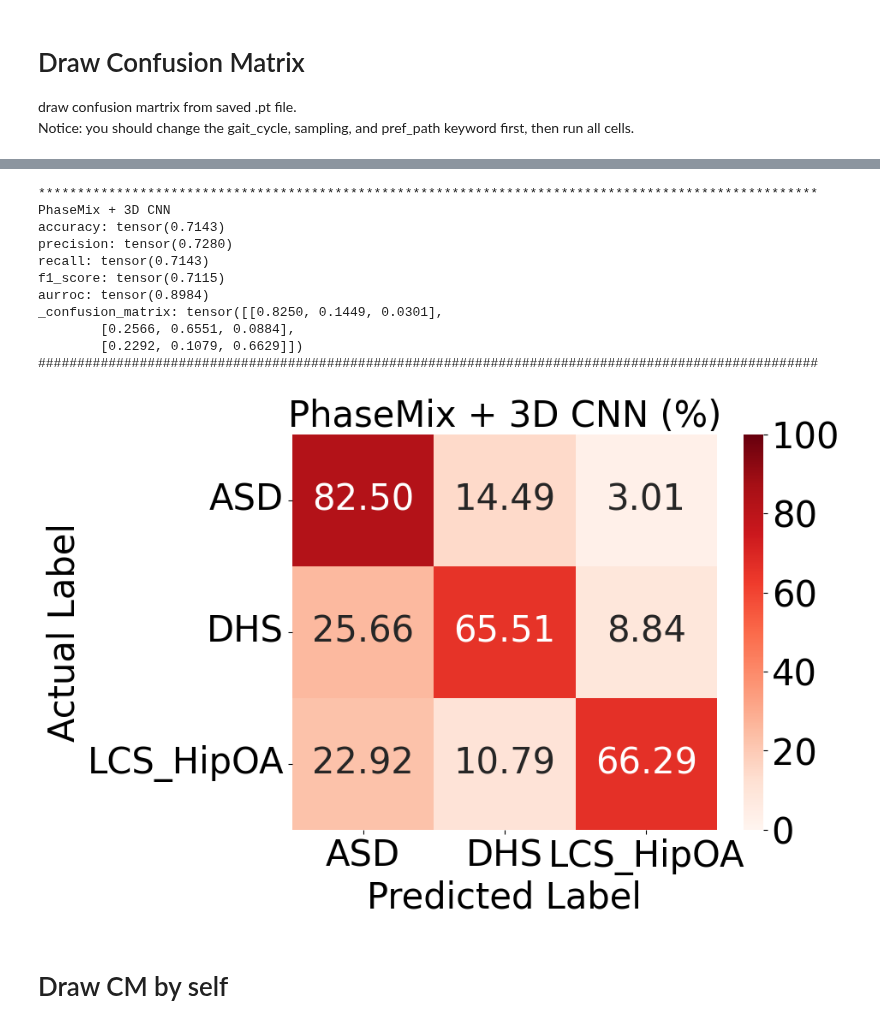
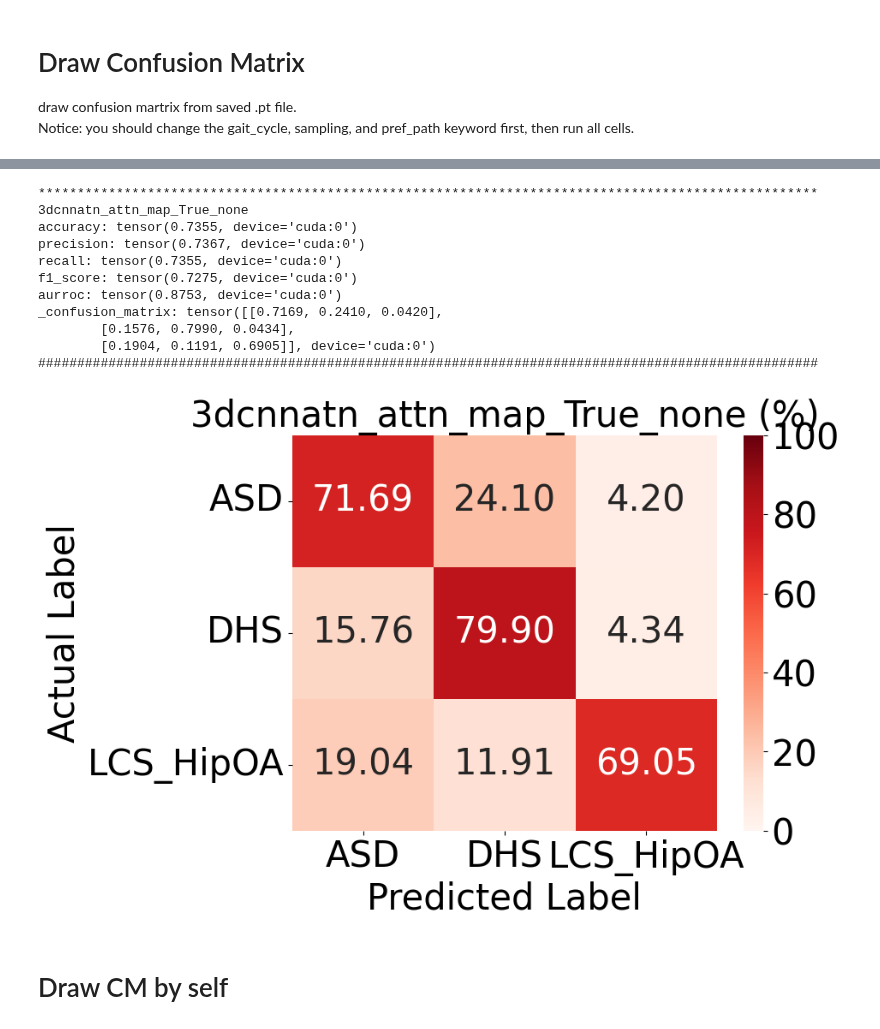
Before and after one commit to ChenKaiXuSan/KnowledgeGuided-ASD_PyTorch, a Jupyter notebook: analysis/draw_CM.ipynb, the cells around one changed output, grey strips where cells are left out. Drawn from its saved outputs; the diff is of its cells as text; code cells hidden in the pictures.

```diff
--- a/analysis/draw_CM.ipynb
+++ b/analysis/draw_CM.ipynb
@@ -43,18 +115,18 @@ import seaborn as sns
 
 # define metrics
 num_class = 3
-_accuracy = MulticlassAccuracy(num_class)
-_precision = MulticlassPrecision(num_class)
-_recall = MulticlassRecall(num_class)
-_f1_score = MulticlassF1Score(num_class)
-_auroc = MulticlassAUROC(num_class)
-_confusion_matrix = MulticlassConfusionMatrix(num_class, normalize="true")
+_accuracy = MulticlassAccuracy(num_class).cuda()
+_precision = MulticlassPrecision(num_class).cuda()
+_recall = MulticlassRecall(num_class).cuda()
+_f1_score = MulticlassF1Score(num_class).cuda()
+_auroc = MulticlassAUROC(num_class).cuda()
+_confusion_matrix = MulticlassConfusionMatrix(num_class, normalize="true").cuda()
 
 
-for i in range(3):
+for i in range(5):
 
-	label = torch.load(f"{pref_path}/resnet_{sampling}_{i}_label.pt")
-	pred = torch.load(f"{pref_path}/resnet_{sampling}_{i}_pred.pt")
+	label = torch.load(f"{pref_path}/{i}_label.pt").to(torch.int)
+	pred = torch.load(f"{pref_path}/{i}_pred.pt")
 
 	print('*' * 100)
 	print(f"fold{i}")
@@ -77,7 +149,7 @@ for i in range(3):
 	# 使用matplotlib和seaborn绘制混淆矩阵
 	plt.figure(figsize=(8, 6))
 	sns.heatmap(confusion_matrix_data, annot=True, fmt='.2f', cmap='Reds', xticklabels=axis_labels, yticklabels=axis_labels, vmin=0, vmax=100)
-	plt.title(f'{gait_cycle} Phase (%)', fontsize=30)
+	plt.title(f'{gait_cycle} (%)', fontsize=30)
 	plt.ylabel('Actual Label', fontsize=30)
 	plt.xlabel('Predicted Label', fontsize=30)
 	plt.show()
@@ -142,9 +219,11 @@ confusion_matrix: tensor([[0.7700, 0.2227, 0.0073],
 all_label = []
 all_pred = []
 
-for i in range(3):
-	label = torch.load(f"{pref_path}/resnet_{sampling}_{i}_label.pt")
-	pred = torch.load(f"{pref_path}/resnet_{sampling}_{i}_pred.pt")
+for i in range(5):
+	label = torch.load(f"{pref_path}/{i}_label.pt")
+	pred = torch.load(f"{pref_path}/{i}_pred.pt")
+	label = label.to(torch.int)
+
 	all_label.append(label)
 	all_pred.append(pred)
 # %%
@@ -170,12 +249,12 @@ from torchmetrics.classification import (
 
 # define metrics
 num_class = 3
-_accuracy = MulticlassAccuracy(num_class)
-_precision = MulticlassPrecision(num_class)
-_recall = MulticlassRecall(num_class)
-_f1_score = MulticlassF1Score(num_class)
-_auroc = MulticlassAUROC(num_class)
-_confusion_matrix = MulticlassConfusionMatrix(num_class, normalize="true")
+_accuracy = MulticlassAccuracy(num_class).cuda()
+_precision = MulticlassPrecision(num_class).cuda()
+_recall = MulticlassRecall(num_class).cuda()
+_f1_score = MulticlassF1Score(num_class).cuda()
+_auroc = MulticlassAUROC(num_class).cuda()
+_confusion_matrix = MulticlassConfusionMatrix(num_class, normalize="true").cuda()
 
 
 print('*' * 100)
@@ -198,44 +277,44 @@ print('#' * 100)
 # print('*' * 100)
 # print('micro')
 # print('accuracy: %s' % _accuracy(all_pred, all_label))
 # print('precision: %s' % _precision(all_pred, all_label))
 # print('_binary_recall: %s' % _recall(all_pred, all_label))
 # print('_binary_f1: %s' % _f1_score(all_pred, all_label))
 # print('_confusion_matrix: %s' % _confusion_matrix(all_pred, all_label))
 # print('#' * 100)
 
 
 import matplotlib.pyplot as plt
 import seaborn as sns
 
 # 设置字体和标题样式
 plt.rcParams.update({'font.size': 30, 'font.family': 'sans-serif'})
 
 # 假设的混淆矩阵数据
 confusion_matrix_data = _confusion_matrix(all_pred, all_label).cpu().numpy() * 100
 
 axis_labels = ['ASD', 'DHS', 'LCS_HipOA']
 
-# 使用matplotlib和seaborn绘制混淆矩阵
+# draw confusion matrix
 plt.figure(figsize=(8, 6))
 sns.heatmap(confusion_matrix_data, annot=True, fmt='.2f', cmap='Reds', xticklabels=axis_labels, yticklabels=axis_labels, vmin=0, vmax=100)
 plt.title(f'{gait_cycle} (%)', fontsize=30)
 plt.ylabel('Actual Label', fontsize=30)
 plt.xlabel('Predicted Label', fontsize=30)
 plt.show()
 # %% [output]
 ****************************************************************************************************
-PhaseMix + 3D CNN
-accuracy: tensor(0.7143)
-precision: tensor(0.7280)
-recall: tensor(0.7143)
-f1_score: tensor(0.7115)
-aurroc: tensor(0.8984)
-_confusion_matrix: tensor([[0.8250, 0.1449, 0.0301],
-        [0.2566, 0.6551, 0.0884],
-        [0.2292, 0.1079, 0.6629]])
+3dcnnatn_attn_map_True_none
+accuracy: tensor(0.7355, device='cuda:0')
+precision: tensor(0.7367, device='cuda:0')
+recall: tensor(0.7355, device='cuda:0')
+f1_score: tensor(0.7275, device='cuda:0')
+aurroc: tensor(0.8753, device='cuda:0')
+_confusion_matrix: tensor([[0.7169, 0.2410, 0.0420],
+        [0.1576, 0.7990, 0.0434],
+        [0.1904, 0.1191, 0.6905]], device='cuda:0')
 ####################################################################################################
-[figure, old version]
+[figure, new version]
 # %% [markdown]
 # Draw CM by self
 # %%
```
Also changed, not shown: parts of 8 cells of this notebook, 6 other files.
